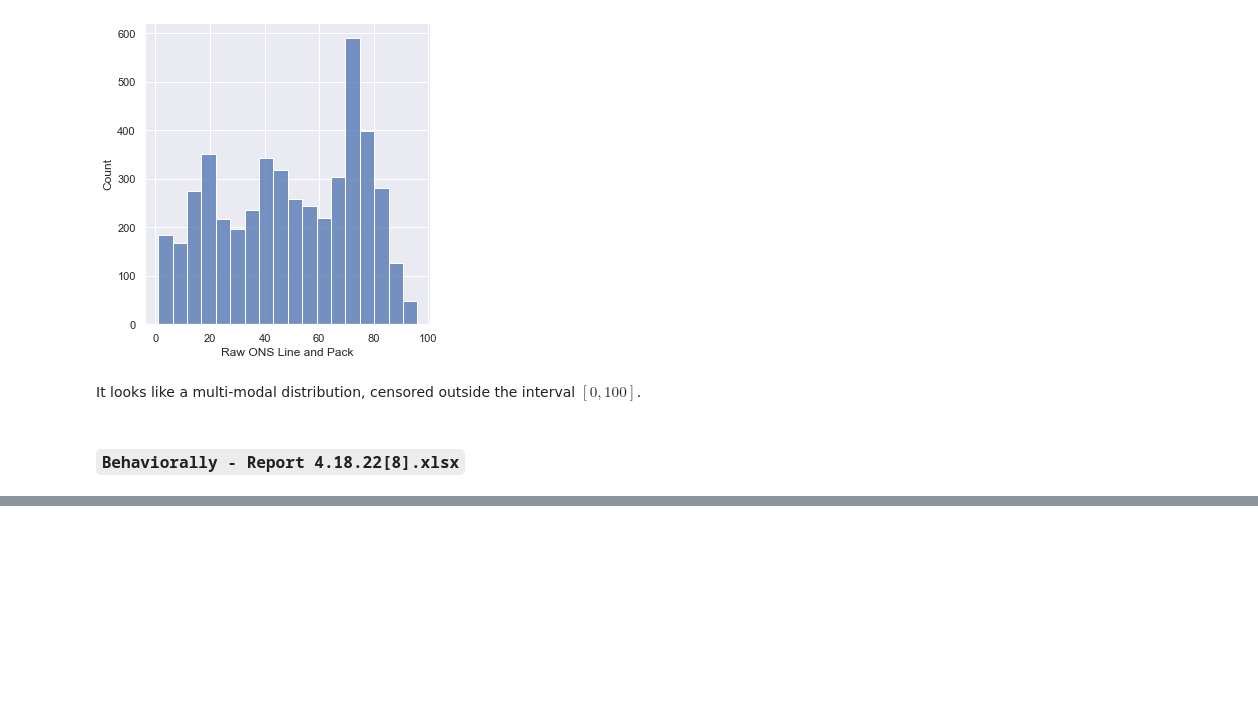
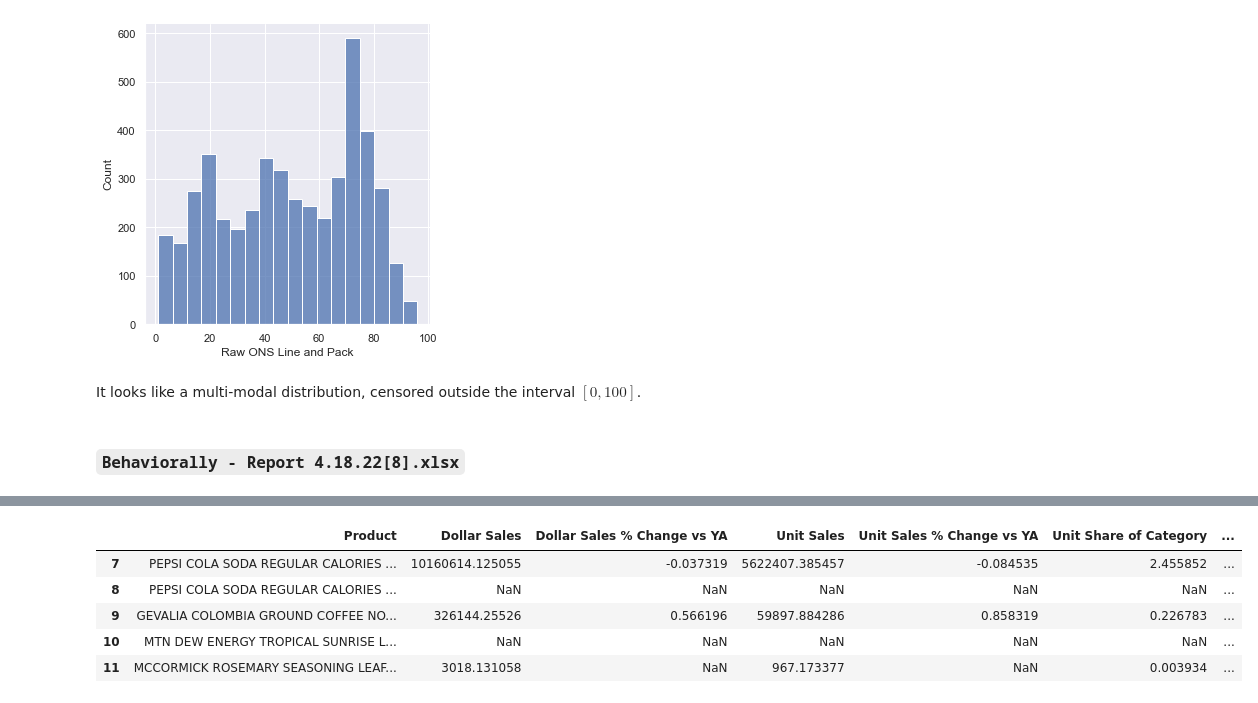
Before and after one commit to mess-clarifai/behaviorally, a Jupyter notebook: notebooks/project-forensics.ipynb, the cells around one changed output, grey strips where cells are left out. Cells and saved outputs as stored; diff of their text form; code cells hidden in the pictures; blank space fills up the shorter version.

```diff
--- a/notebooks/project-forensics.ipynb
+++ b/notebooks/project-forensics.ipynb
@@ -189,0 +200,27 @@ I will include a screenshot of this below:
+# %%
+def process_behaviorally_reports(doc, row_offset=7):
+    d = pd.read_excel(doc, sheet_name=None)
+    assert 'Index' in d.keys(), f"This doesn't look like the right type of spreadsheet: {doc}"
+    _ = d.pop('Index')  # hack way to get rid of the index table
+
+    for k, df in d.items():
+        # _ = df.dropna(axis=0, inplace=True)  # this will still leave the conversion artifacts like "Unamed: 0"
+        df.columns = df.iloc[row_offset-1].values
+        _df = df.iloc[row_offset:,].copy()  # using -1 to try and preserve the headers
+        d[k] = _df
+
+    return d
+# %%
+d = process_behaviorally_reports(doc_1)
+
+for k in d.keys():
+    break
+
+d[k].head()
+# %% [output]
+|  | Product | Dollar Sales | Dollar Sales % Change vs YA | Unit Sales | Unit Sales % Change vs YA | Unit Share of Category | ... |
+| 7 | PEPSI COLA SODA REGULAR CALORIES ... | 10160614.125055 | -0.037319 | 5622407.385457 | -0.084535 | 2.455852 | ... |
+| 8 | PEPSI COLA SODA REGULAR CALORIES ... | NaN | NaN | NaN | NaN | NaN | ... |
+| 9 | GEVALIA COLOMBIA GROUND COFFEE NO... | 326144.25526 | 0.566196 | 59897.884286 | 0.858319 | 0.226783 | ... |
+| 10 | MTN DEW ENERGY TROPICAL SUNRISE L... | NaN | NaN | NaN | NaN | NaN | ... |
+| 11 | MCCORMICK ROSEMARY SEASONING LEAF... | 3018.131058 | NaN | 967.173377 | NaN | 0.003934 | ... |
```
Also changed, not shown: parts of 2 cells of this notebook.
